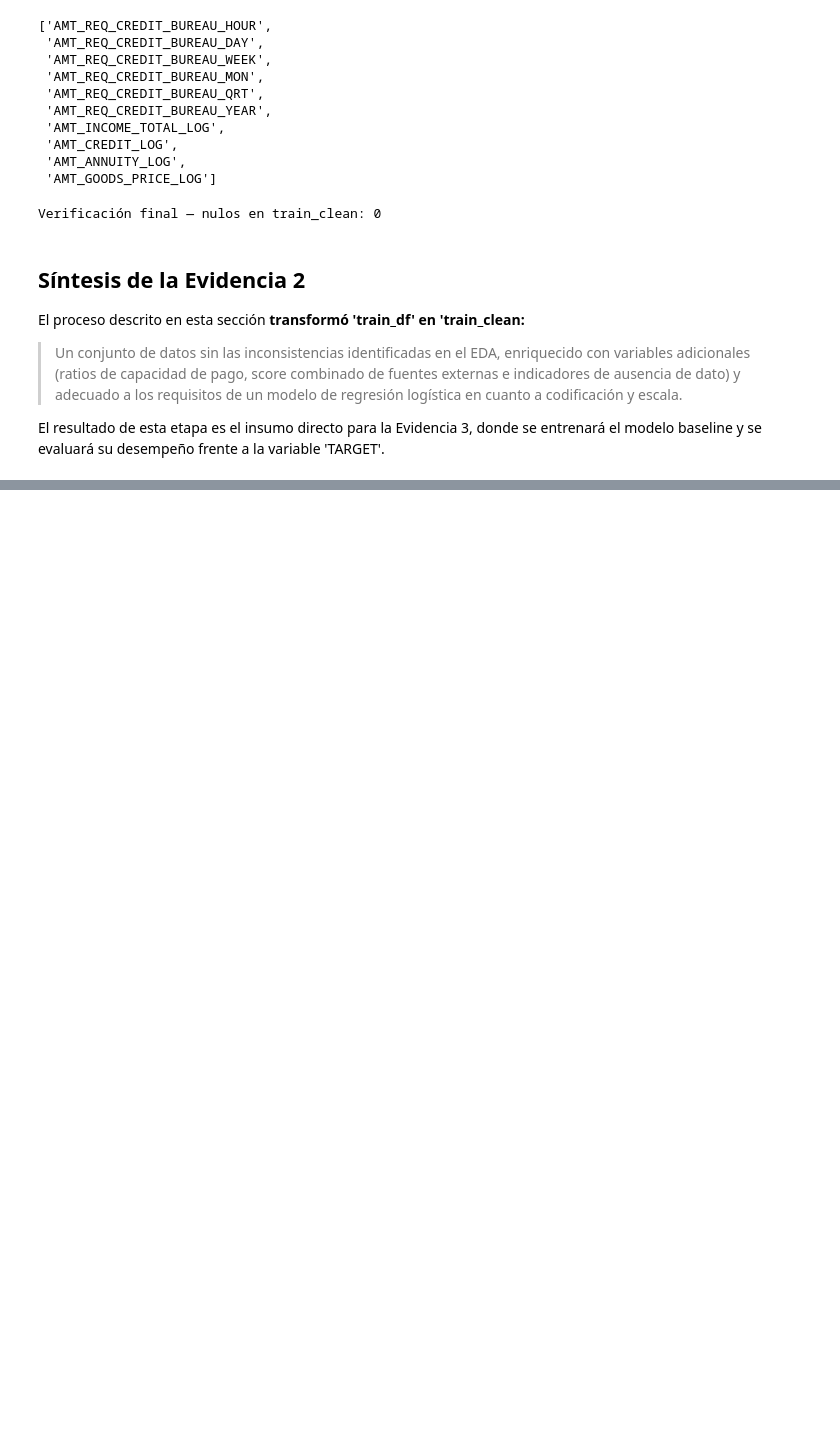
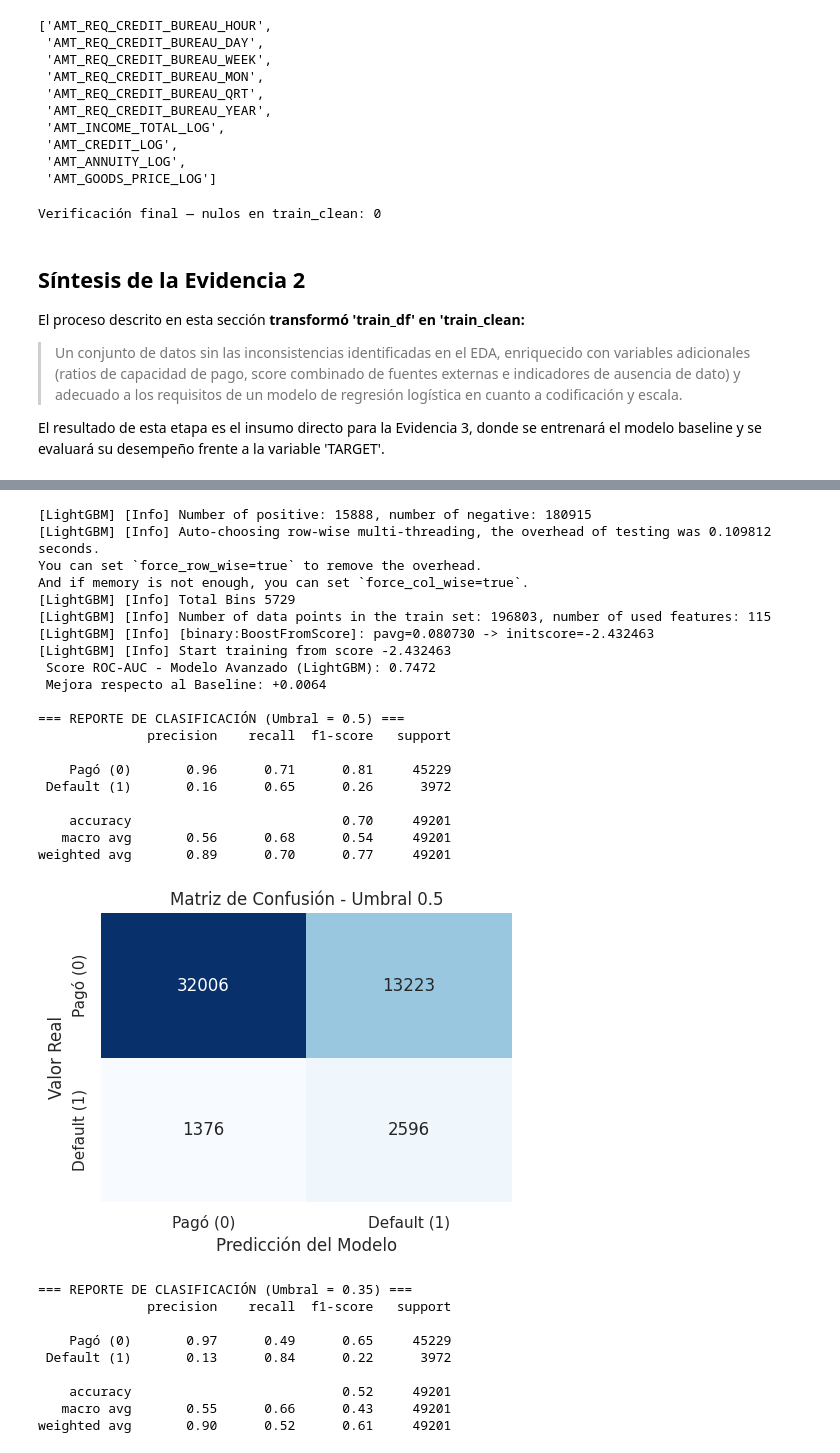
Before and after one commit to LuciaVerdu/Proyecto-Prediccion-de-incumplimiento-crediticio, a Jupyter notebook: Grupo_7_Modulo_Analista.ipynb, the cells around one changed output, grey strips where cells are left out. Drawn from its saved outputs; the diff is of its cells as text; code cells hidden in the pictures; blank space fills up the shorter version.

```diff
--- a/Grupo_7_Modulo_Analista.ipynb
+++ b/Grupo_7_Modulo_Analista.ipynb
@@ -2439,0 +2795,68 @@ El resultado de esta etapa es el insumo directo para la Evidencia 3, donde se en
+# %%
+#MODELO AVANZADO (LIGHTGBM)
+
+import re
+import lightgbm as lgb
+from sklearn.metrics import roc_auc_score, classification_report, confusion_matrix
+import matplotlib.pyplot as plt
+import seaborn as sns
+
+#Limpieza de nombres de columnas (Evita el LightGBMError debido a caracteres especiales)
+X_train.columns = [re.sub(r'[^\w\s]', '_', col).replace(' ', '_') for col in X_train.columns]
+X_test.columns = [re.sub(r'[^\w\s]', '_', col).replace(' ', '_') for col in X_test.columns]
+
+#Instanciar el modelo LightGBM ajustado para desbalance
+model_lgb = lgb.LGBMClassifier(
+    n_estimators=300,
+    learning_rate=0.05,
+    num_leaves=31,
+    is_unbalance=True,
+    random_state=42,
+    n_jobs=-1
+)
+
+# Entrenar el modelo sobre el conjunto de entrenamiento
+model_lgb.fit(X_train, y_train)
+
+#Predicción de probabilidades para la clase positiva (TARGET = 1)
+y_pred_proba_lgb = model_lgb.predict_proba(X_test)[:, 1]
+
+# ROC-AUC global del modelo avanzado
+auc_score_lgb = roc_auc_score(y_test, y_pred_proba_lgb)
+print(f" Score ROC-AUC - Modelo Avanzado (LightGBM): {auc_score_lgb:.4f}")
+print(f" Mejora respecto al Baseline: +{(auc_score_lgb - auc_score):.4f}\n")
+
+# Evaluación del modelo LightGBM con umbrales 0.50 y 0.35
+evaluar_modelo_umbral(y_test, y_pred_proba_lgb, umbral=0.50)
+evaluar_modelo_umbral(y_test, y_pred_proba_lgb, umbral=0.35)
+# %% [output]
+[LightGBM] [Info] Number of positive: 15888, number of negative: 180915
+[LightGBM] [Info] Auto-choosing row-wise multi-threading, the overhead of testing was 0.109812 seconds.
+You can set `force_row_wise=true` to remove the overhead.
+And if memory is not enough, you can set `force_col_wise=true`.
+[LightGBM] [Info] Total Bins 5729
+[LightGBM] [Info] Number of data points in the train set: 196803, number of used features: 115
+[LightGBM] [Info] [binary:BoostFromScore]: pavg=0.080730 -> initscore=-2.432463
+[LightGBM] [Info] Start training from score -2.432463
+ Score ROC-AUC - Modelo Avanzado (LightGBM): 0.7472
+ Mejora respecto al Baseline: +0.0064
+
+=== REPORTE DE CLASIFICACIÓN (Umbral = 0.5) ===
+              precision    recall  f1-score   support
+
+    Pagó (0)       0.96      0.71      0.81     45229
+ Default (1)       0.16      0.65      0.26      3972
+
+    accuracy                           0.70     49201
+   macro avg       0.56      0.68      0.54     49201
+weighted avg       0.89      0.70      0.77     49201
+[figure, added]
+=== REPORTE DE CLASIFICACIÓN (Umbral = 0.35) ===
+              precision    recall  f1-score   support
+
+    Pagó (0)       0.97      0.49      0.65     45229
+ Default (1)       0.13      0.84      0.22      3972
+
+    accuracy                           0.52     49201
+   macro avg       0.55      0.66      0.43     49201
+weighted avg       0.90      0.52      0.61     49201
```
Also changed, not shown: parts of 38 cells of this notebook.
